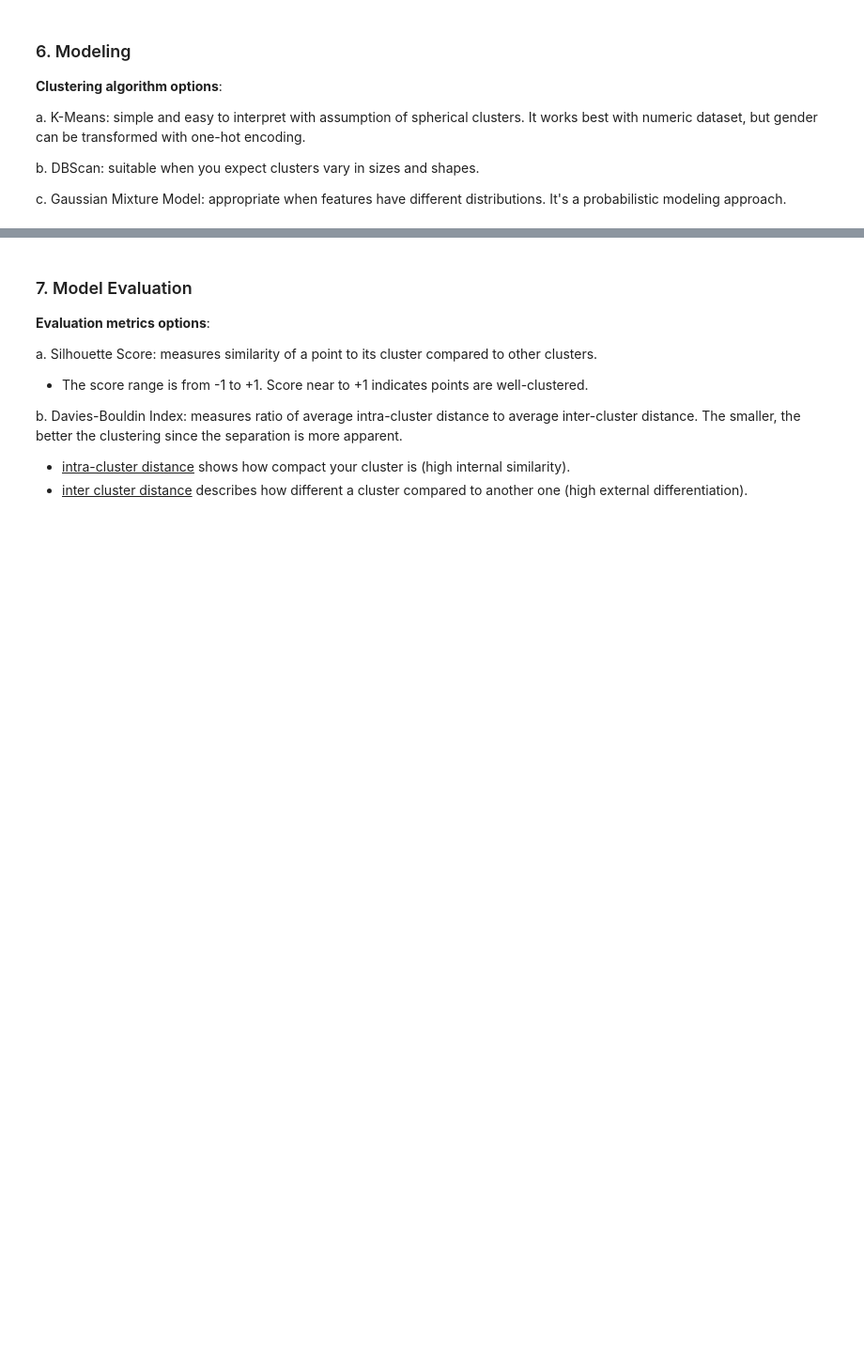
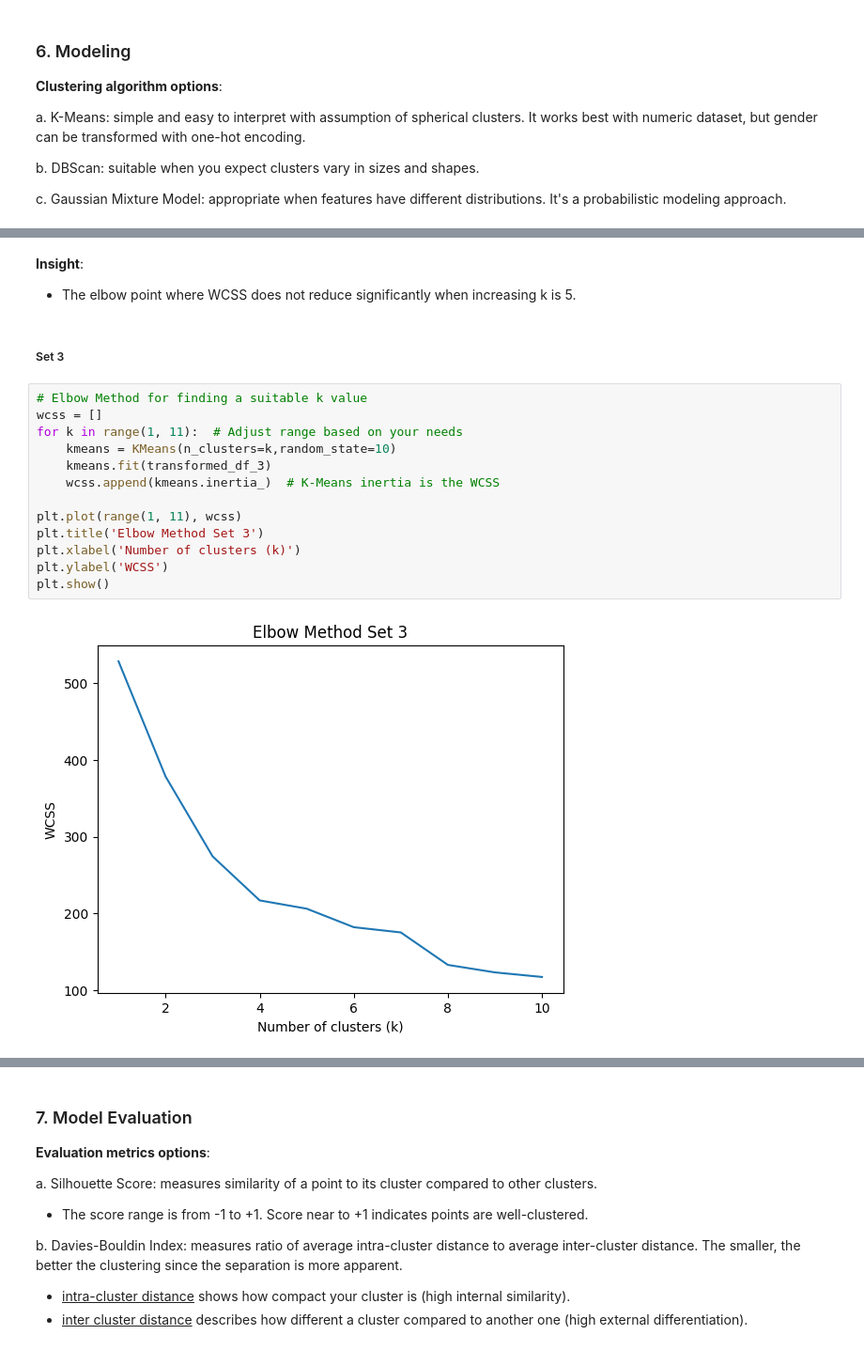
Before and after one commit to catherinehelenna/Market-Basket-Analysis, a Jupyter notebook: modeling.ipynb, the cells around one changed output, grey strips where cells are left out. Shown at 94% size. Saved outputs shown, nothing was run; the diff lists cells and outputs as text; blank space fills up the shorter version.

```diff
--- a/modeling.ipynb
+++ b/modeling.ipynb
@@ -476,0 +561,20 @@ transformed_df_4.head()
+# %% [markdown]
+**Insight**:
+- The elbow point where WCSS does not reduce significantly when increasing k is 5.
+# %% [markdown]
+##### Set 3
+# %%
+# Elbow Method for finding a suitable k value
+wcss = []
+for k in range(1, 11):  # Adjust range based on your needs
+    kmeans = KMeans(n_clusters=k,random_state=10)
+    kmeans.fit(transformed_df_3)
+    wcss.append(kmeans.inertia_)  # K-Means inertia is the WCSS
+
+plt.plot(range(1, 11), wcss)
+plt.title('Elbow Method Set 3')
+plt.xlabel('Number of clusters (k)')
+plt.ylabel('WCSS')
+plt.show()
+# %% [output]
+[figure, added]
```
Also changed, not shown: parts of 52 cells of this notebook.
